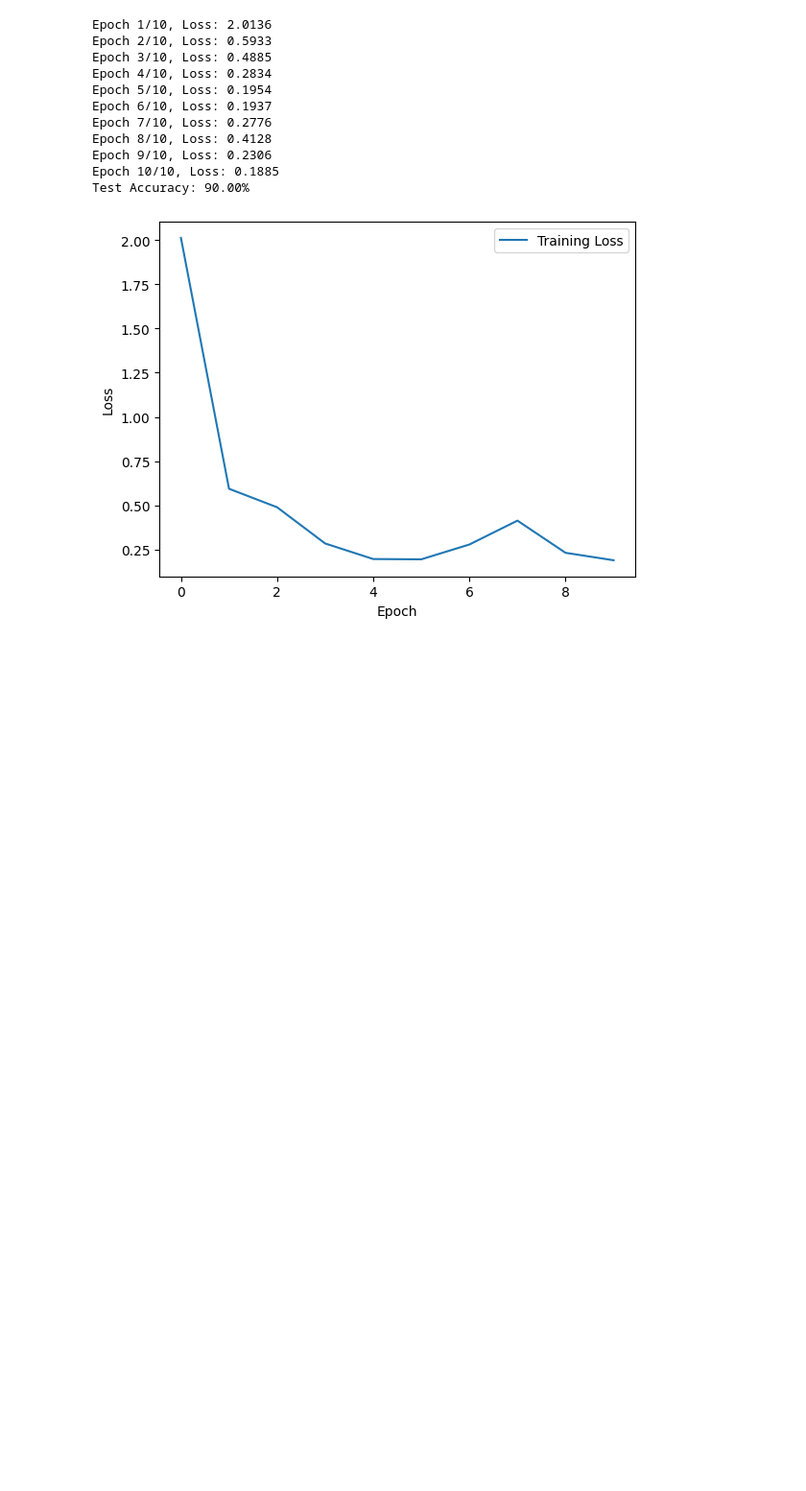
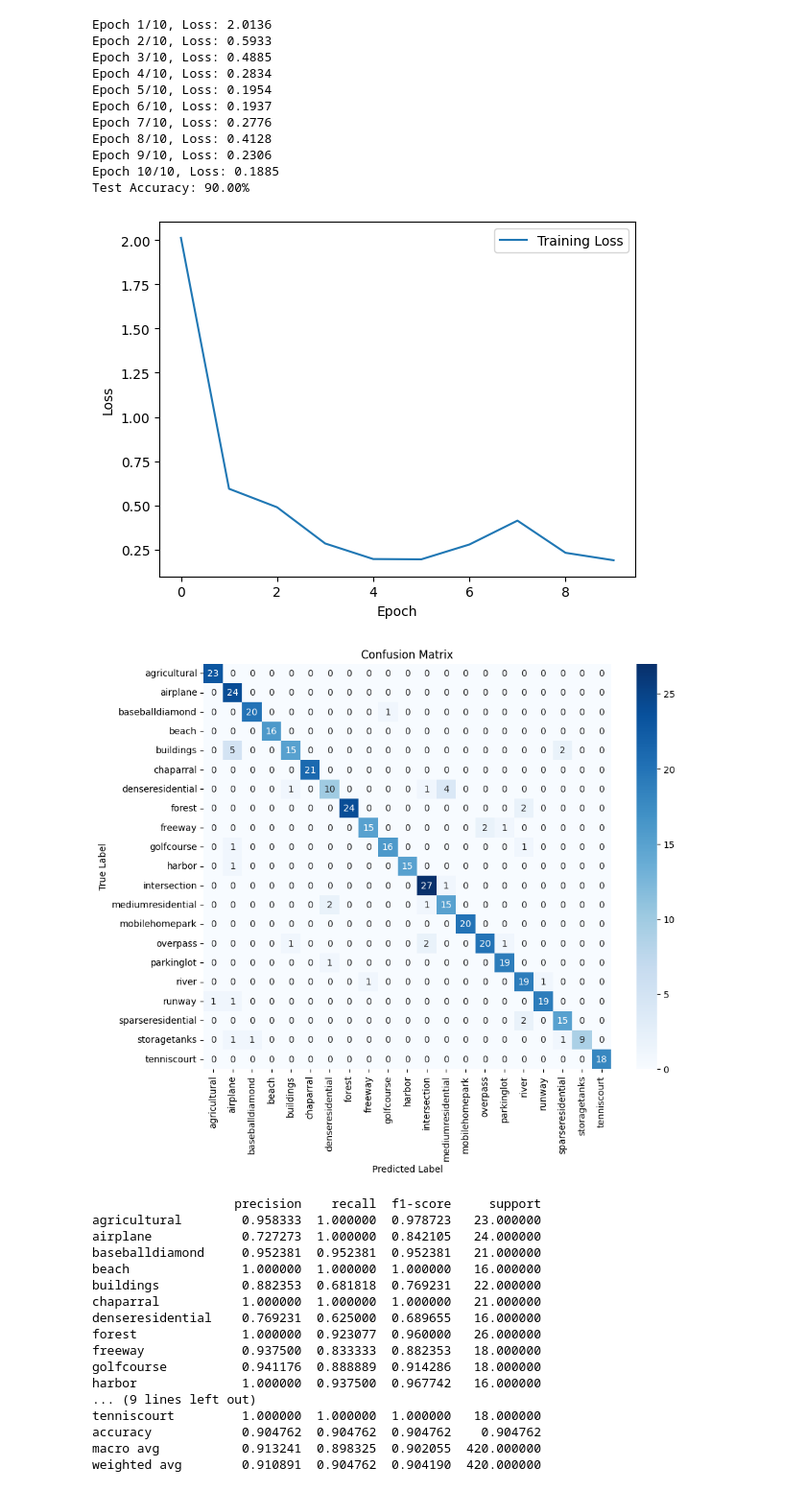
Before and after one commit to mlbuiten515/CNN-Computer-Vision, a Jupyter notebook: ResNet50_or_18.ipynb, the cells around one changed output. Shown at 96% size. Drawn from its saved outputs; the diff is of its cells as text; code cells hidden in the pictures; blank space fills up the shorter version.

Commit message:
Confusion matrix and metrics for evaluation of ResNet50

```diff
--- a/ResNet50_or_18.ipynb
+++ b/ResNet50_or_18.ipynb
@@ -130,3 +130,64 @@ Epoch 9/10, Loss: 0.2306
 Epoch 10/10, Loss: 0.1885
 Test Accuracy: 90.00%
 [figure]
+# %%
+import pandas as pd
+
+# Function to evaluate the model and generate reports
+def evaluate_model_with_metrics(model, test_loader, class_names):
+    model.eval()
+    all_preds = []
+    all_labels = []
+
+    with torch.no_grad():
+        for images, labels in test_loader:
+            images, labels = images.to(device), labels.to(device)
+            outputs = model(images)
+            _, predicted = torch.max(outputs, 1)
+
+            all_preds.extend(predicted.cpu().numpy())
+            all_labels.extend(labels.cpu().numpy())
+
+    # Compute the confusion matrix
+    cm = confusion_matrix(all_labels, all_preds)
+
+    # Generate classification report
+    report = classification_report(all_labels, all_preds, target_names=class_names, output_dict=True)
+
+    # Convert classification report to DataFrame
+    df_report = pd.DataFrame(report).transpose()
+
+    # Plot confusion matrix
+    plt.figure(figsize=(10, 8))
+    sns.heatmap(cm, annot=True, fmt="d", cmap="Blues", xticklabels=class_names, yticklabels=class_names)
+    plt.xlabel("Predicted Label")
+    plt.ylabel("True Label")
+    plt.title("Confusion Matrix")
+    plt.show()
+
+    return df_report
+
+# Call the function
+df_results = evaluate_model_with_metrics(model, test_loader, class_names)
+
+# Display results table
+print(df_results)
+# %% [output]
+[figure, added]
+                   precision    recall  f1-score     support
+agricultural        0.958333  1.000000  0.978723   23.000000
+airplane            0.727273  1.000000  0.842105   24.000000
+baseballdiamond     0.952381  0.952381  0.952381   21.000000
+beach               1.000000  1.000000  1.000000   16.000000
+buildings           0.882353  0.681818  0.769231   22.000000
+chaparral           1.000000  1.000000  1.000000   21.000000
+denseresidential    0.769231  0.625000  0.689655   16.000000
+forest              1.000000  0.923077  0.960000   26.000000
+freeway             0.937500  0.833333  0.882353   18.000000
+golfcourse          0.941176  0.888889  0.914286   18.000000
+harbor              1.000000  0.937500  0.967742   16.000000
+... (9 lines left out)
+tenniscourt         1.000000  1.000000  1.000000   18.000000
+accuracy            0.904762  0.904762  0.904762    0.904762
+macro avg           0.913241  0.898325  0.902055  420.000000
+weighted avg        0.910891  0.904762  0.904190  420.000000
```
